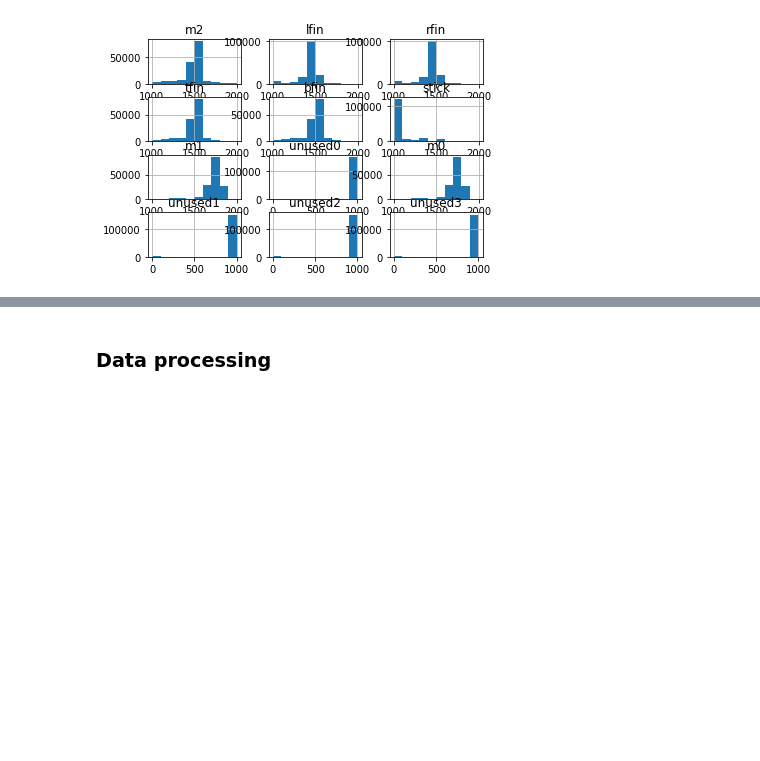
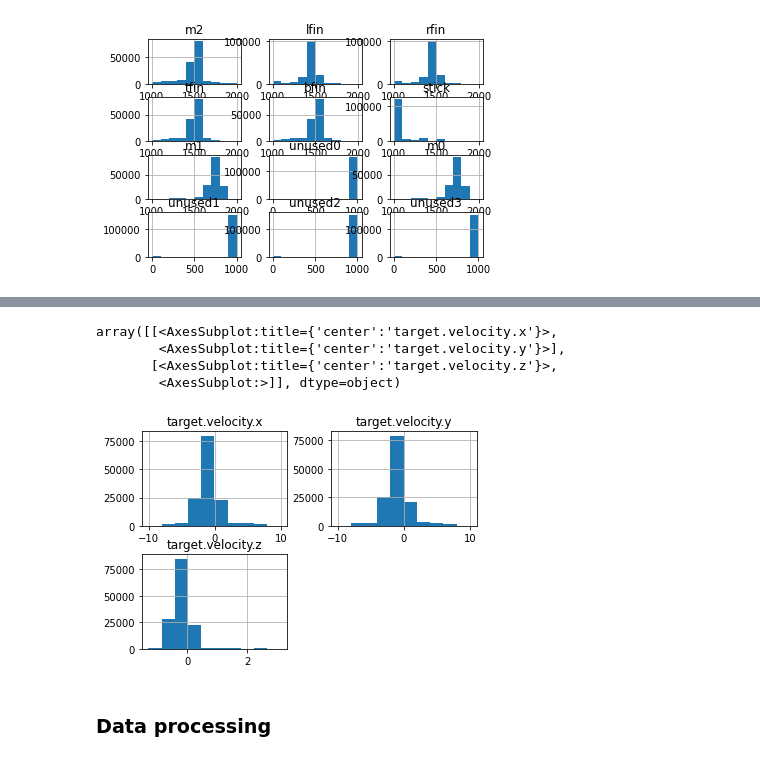
Before and after one commit to ootang2018/DataProcessing_rosbag2csv_StateTransitions, a Jupyter notebook: simdata_preprocessing.ipynb, the cells around one changed output, grey strips where cells are left out. Cells and saved outputs as stored; diff of their text form; code cells hidden in the pictures; blank space fills up the shorter version.

```diff
--- a/simdata_preprocessing.ipynb
+++ b/simdata_preprocessing.ipynb
@@ -492,3 +499,11 @@ objData.obs
+# %%
+objData.obs[target_feature_list].hist()
+# %% [output]
+array([[<AxesSubplot:title={'center':'target.velocity.x'}>,
+        <AxesSubplot:title={'center':'target.velocity.y'}>],
+       [<AxesSubplot:title={'center':'target.velocity.z'}>,
+        <AxesSubplot:>]], dtype=object)
+[figure, added]
 # %% [markdown]
 ### Data processing
 # %%
```
Also changed, not shown: parts of 9 cells of this notebook, 1 other file.
